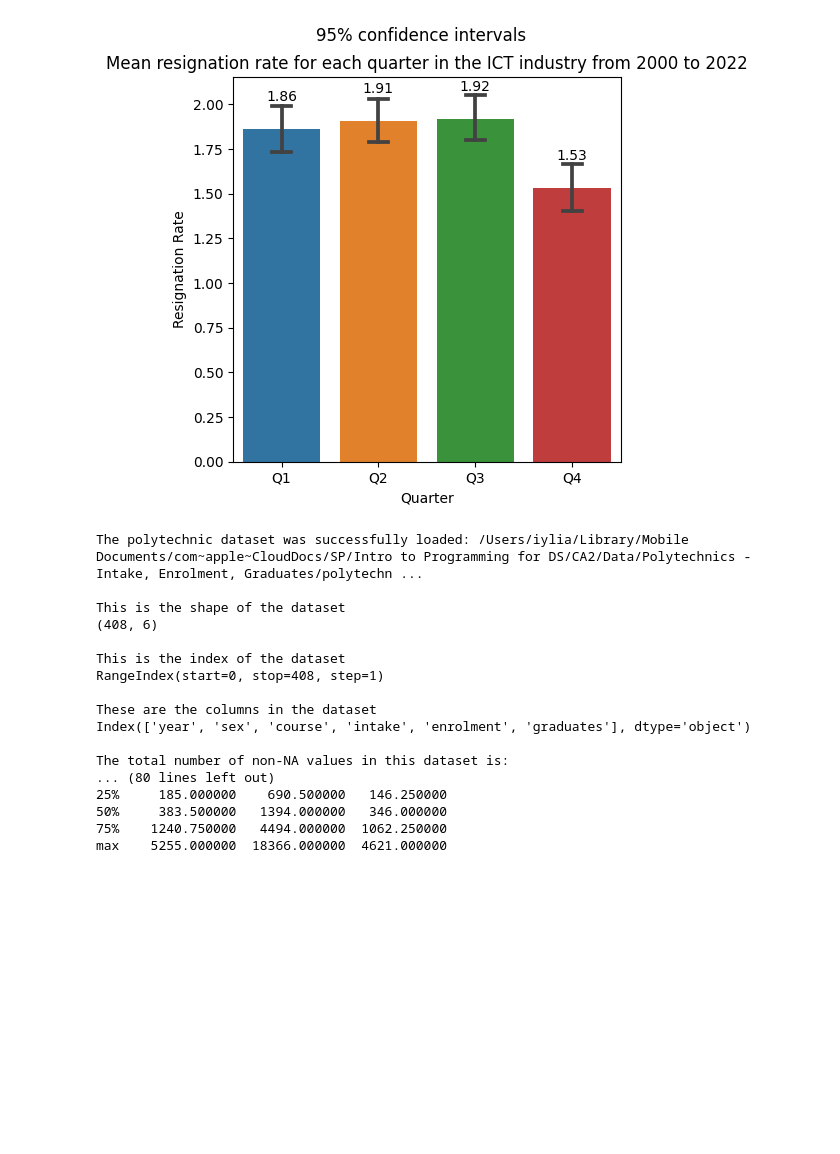
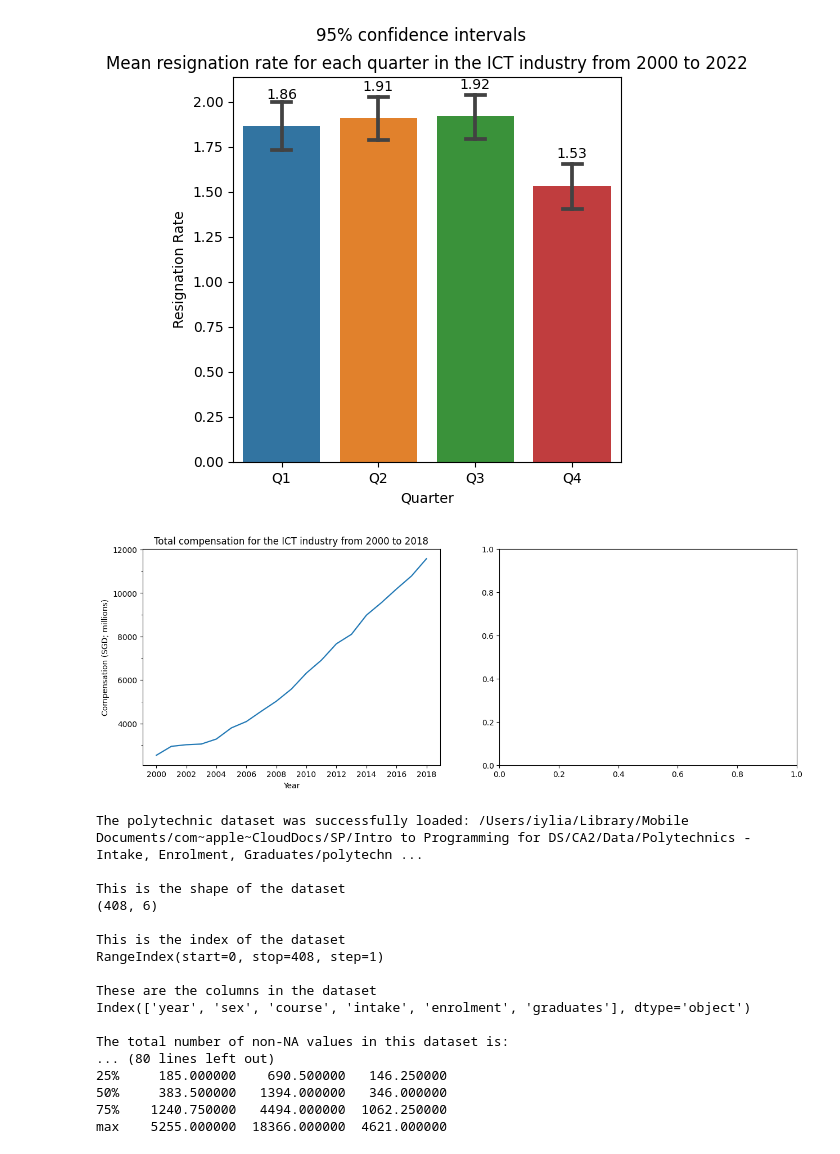
Before and after one commit to iyliahutta/Intro-to-Programming-for-DS, a Jupyter notebook: CA2/CA2.ipynb, the cells around one changed output. Cells and saved outputs as stored; diff of their text form; code cells hidden in the pictures; blank space fills up the shorter version.

```diff
--- a/CA2/CA2.ipynb
+++ b/CA2/CA2.ipynb
@@ -415,6 +434,22 @@ plt.suptitle('95% confidence intervals')
 plt.show()
 # %% [output]
 [figure]
+# %%
+jobs['year'] = pd.to_datetime(jobs['year'], format='%Y')
+
+fig,ax=plt.subplots(1,2,figsize=(15,5))
+
+c = sns.lineplot(ax=ax[0],data=jobs,x=jobs['year'],y=jobs['compensation_million'],estimator='mean')
+c.set(title='Total compensation for the ICT industry from 2000 to 2018',
+        xlabel='Year',
+        ylabel='Compensation (SGD; millions)')
+c.yaxis.set_minor_locator(AutoMinorLocator(2))
+
+# ax[1] = jobs['year','base_hours','overtime_paid_hours'].plot.area()
+
+plt.show()
+# %% [output]
+[figure, added]
 # %%
 # import schools datasets
 
```
Also changed, not shown: parts of 3 cells of this notebook.
